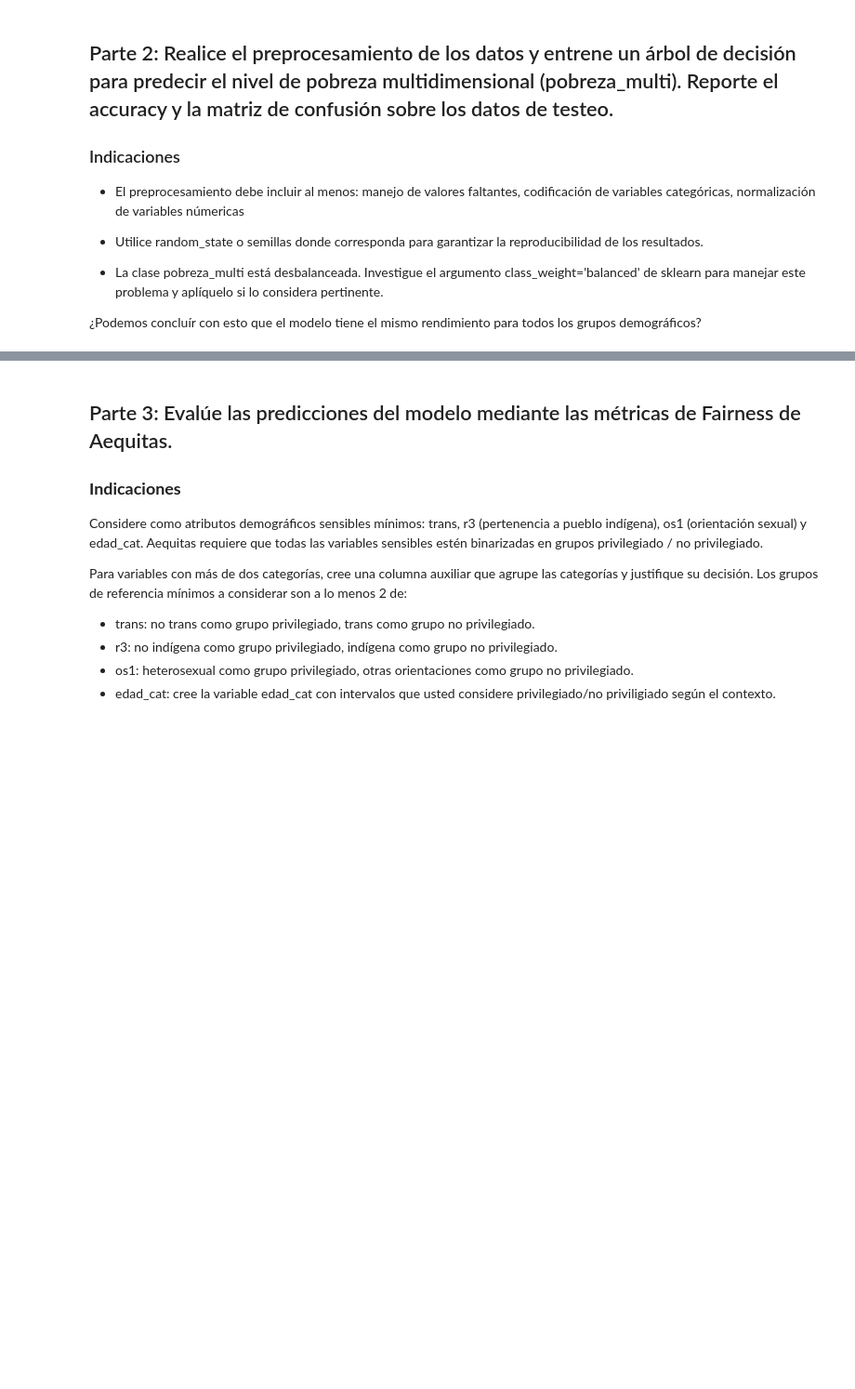
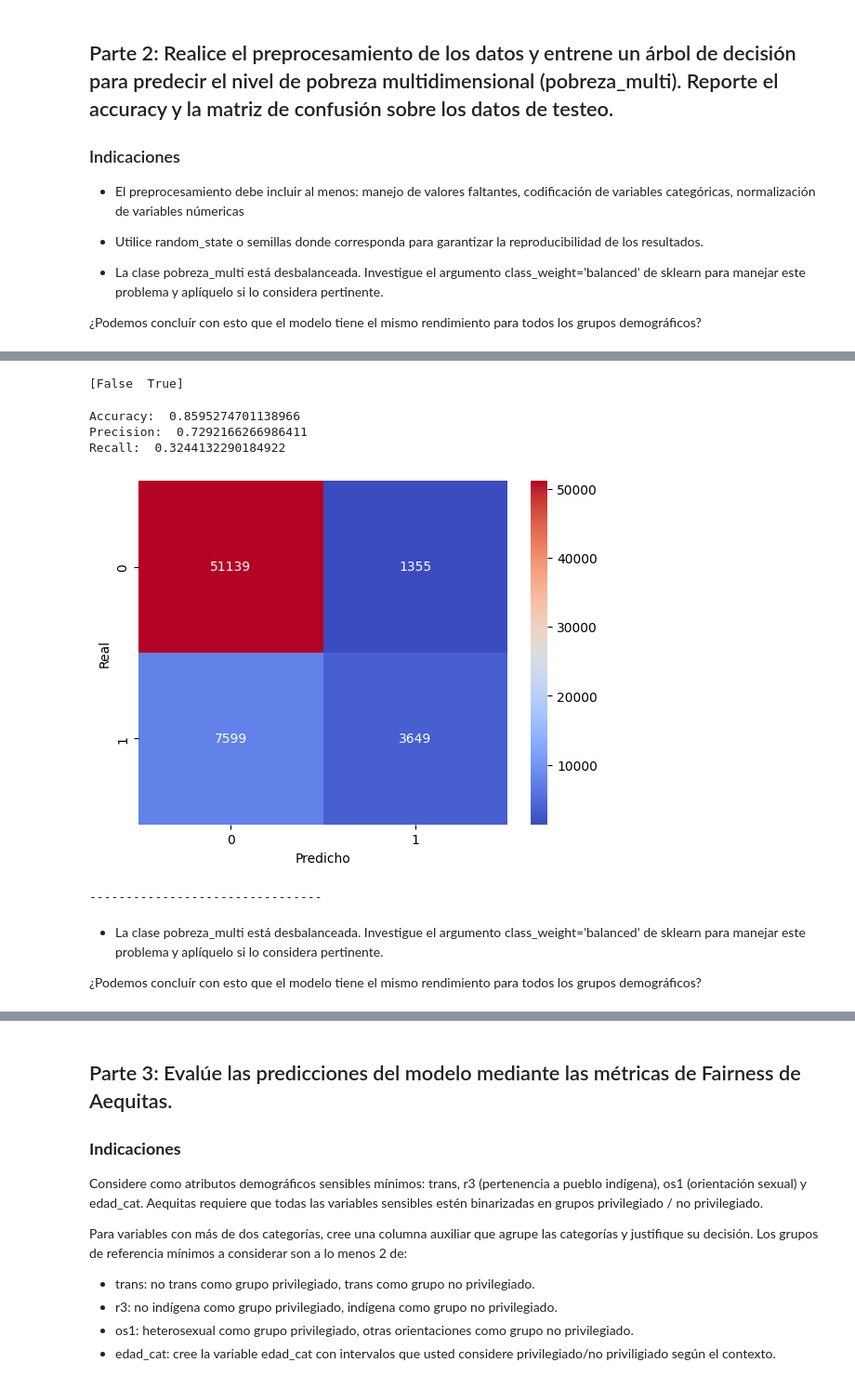
Before and after one commit to wbguc/taller-2, a Jupyter notebook: Taller_sumativo_2.ipynb, the cells around one changed output, grey strips where cells are left out. Shown at 93% size. Cells and saved outputs as stored; diff of their text form; code cells hidden in the pictures; blank space fills up the shorter version.

Commit message:
AVANZE DENTRO DEL CODIGO TALLER
completo todo el punto 2, voy a empezar el 3

```diff
--- a/Taller_sumativo_2.ipynb
+++ b/Taller_sumativo_2.ipynb
@@ -47,3 +52,6 @@ from aif360.datasets import BinaryLabelDataset
 
 import warnings
 warnings.filterwarnings("ignore")
+# %%
+df = pd.read_csv("casen_2024.csv")
+df.info()
@@ -61,0 +120,11 @@ warnings.filterwarnings("ignore")
+# %%
+# Variables predictoras (atributos)
+x = df.drop(columns= ["pobreza_multi"])
+# Variable objetivo (etiqueta)
+y = df["pobreza_multi"]
+
+columnas_str = ['area', 'p1', 'sexo', 'e1', 'e9depen', 'o19', 'o31', 's13', 'r1a', 'r3', 'v1', 'v2', 'v4', 'v6', 'v13', 'v20', 'v22', 'v24', 'os1', 'trans']
+
+# Esto crea las variables dummy para toda columna con object en vez de string
+df_con_dummies = pd.get_dummies(x, columns=columnas_str)
+df_con_dummies
@@ -61,0 +149,3 @@ warnings.filterwarnings("ignore")
+# %%
+y = df["pobreza_multi"].map({'Pobre': True, 'No pobre': False})  # convertir True/False a 1/0
+y
@@ -62 +165,40 @@ warnings.filterwarnings("ignore")
+# %%
+print (y.unique())
+# %% [output]
+[False  True]
+# %%
+X_train, X_test, y_train, y_test = train_test_split(df_con_dummies, y, test_size=0.3, random_state=42, stratify=y) #separamos los valores entr test y train
+scaler = StandardScaler() #creamos un escalador y lo aplicamos a X, ya que son muchas variables que varian mucho (como todos los que tienen un no que vale -99)
+X_train_scaled = scaler.fit_transform(X_train)
+X_test_scaled = scaler.transform(X_test)
+# %%
+arbol_decision = DecisionTreeClassifier(max_depth=10, random_state=42).fit(X_train_scaled, y_train)
+
+y_pred = arbol_decision.predict(X_test_scaled)
+
+#Las metricas de cada modelo
+acc = accuracy_score(y_test, y_pred)
+prec = precision_score(y_test, y_pred)
+rec = recall_score(y_test, y_pred)
+cm = confusion_matrix(y_test, y_pred)
+
+print ("Accuracy: ", acc)
+print ("Precision: ", prec)
+print ("Recall: ", rec)
+print ("")
+sns.heatmap(cm, annot=True, fmt="d", cmap="coolwarm")
+plt.xlabel("Predicho")
+plt.ylabel("Real")
+plt.show()
+print ("--------------------------------")
+# %% [output]
+Accuracy:  0.8595274701138966
+Precision:  0.7292166266986411
+Recall:  0.3244132290184922
+[figure, added]
+--------------------------------
+# %% [markdown]
+- La clase pobreza_multi está desbalanceada. Investigue el argumento class_weight='balanced' de sklearn para manejar este problema y aplíquelo si lo considera pertinente.
+
+¿Podemos concluír con esto que el modelo tiene el mismo rendimiento para todos los grupos demográficos?
 # %%
```
Also changed, not shown: parts of 9 cells of this notebook.
